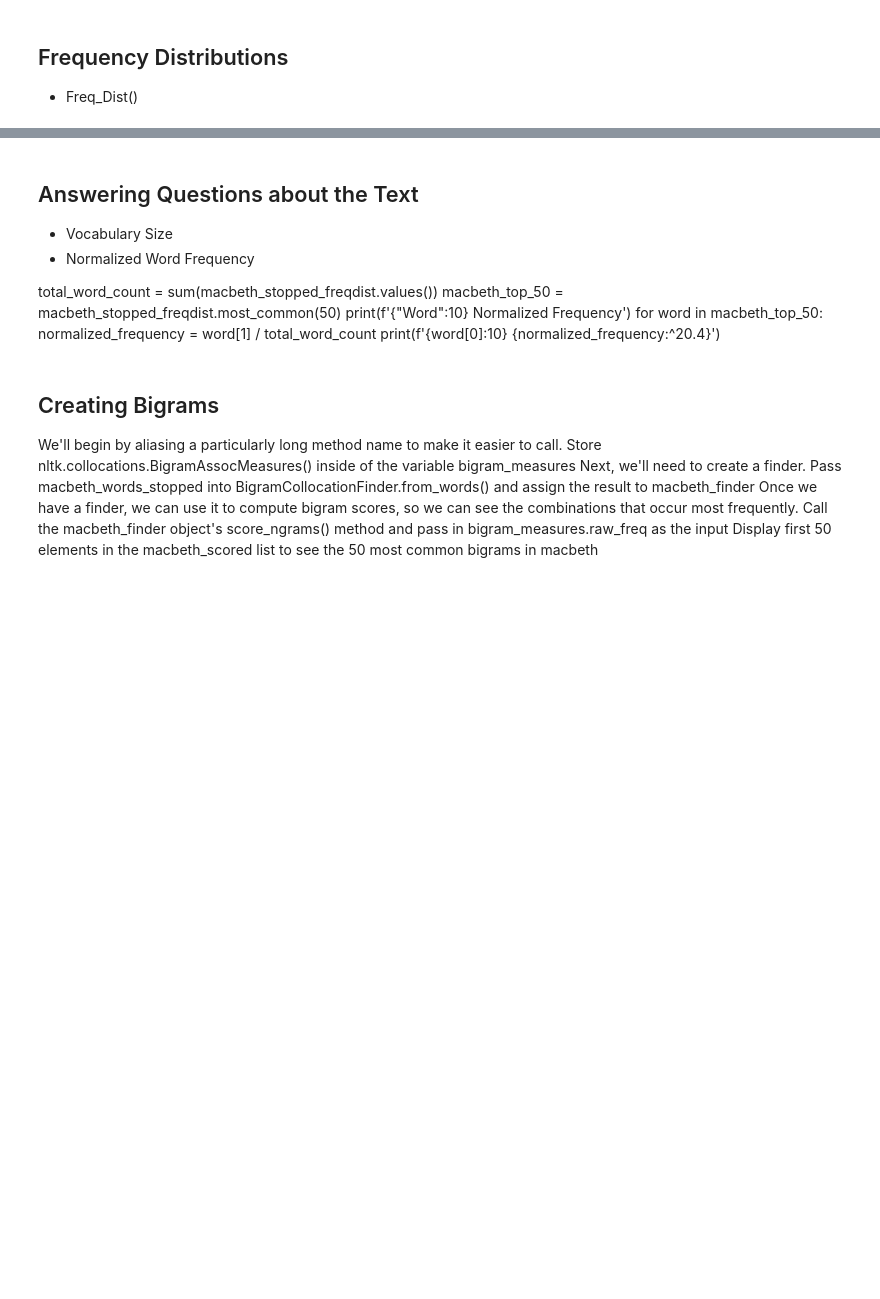
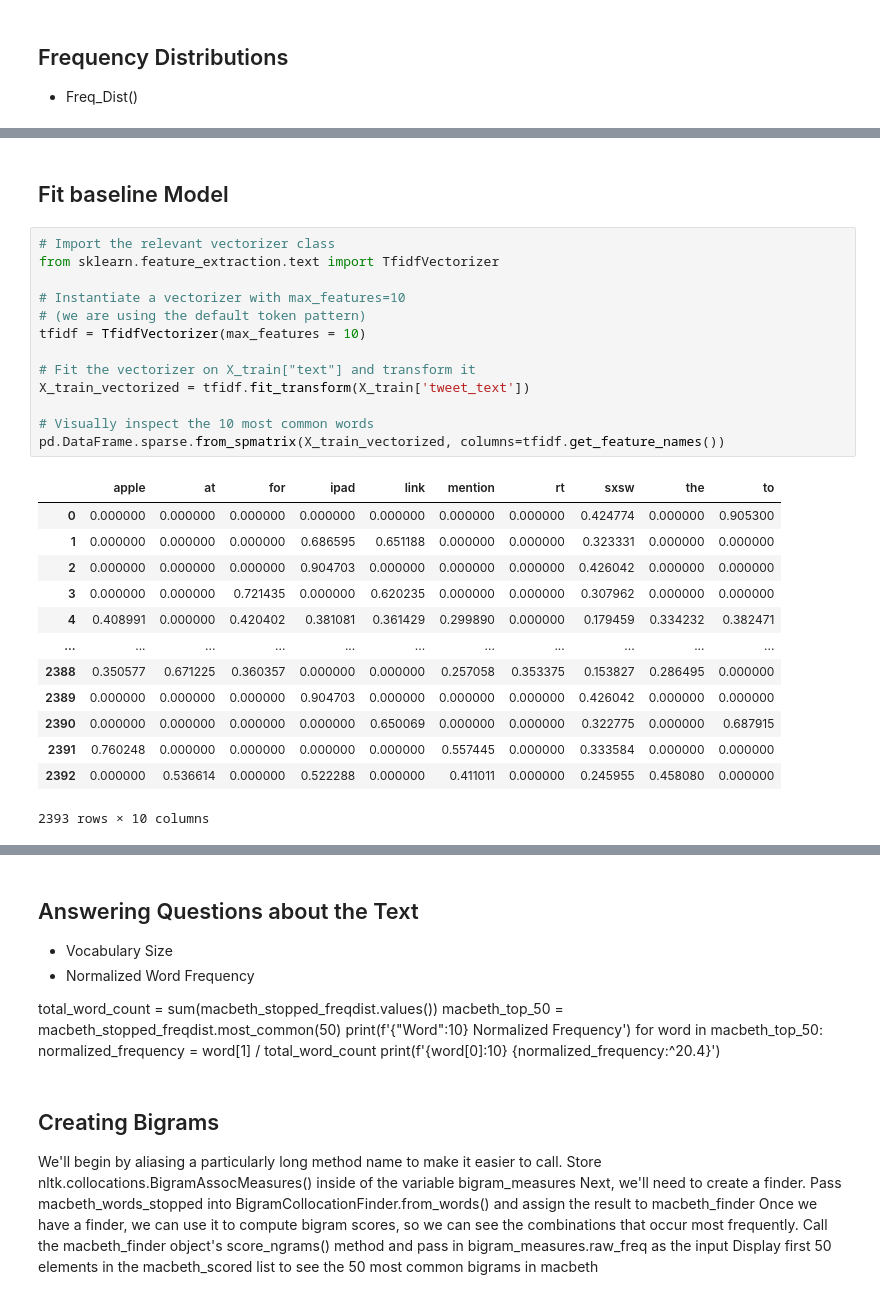
Before and after one commit to mitchellren123/Twitter-NLP-Sentiment, a Jupyter notebook: Twitter-NLP.ipynb, the cells around one changed output, grey strips where cells are left out. Drawn from its saved outputs; the diff is of its cells as text; blank space fills up the shorter version.

```diff
--- a/Twitter-NLP.ipynb
+++ b/Twitter-NLP.ipynb
@@ -162,0 +244,29 @@ macbeth_stopped_freqdist.most_common(50)
+# %% [markdown]
+## Fit baseline Model
+# %%
+# Import the relevant vectorizer class
+from sklearn.feature_extraction.text import TfidfVectorizer
+
+# Instantiate a vectorizer with max_features=10
+# (we are using the default token pattern)
+tfidf = TfidfVectorizer(max_features = 10)
+
+# Fit the vectorizer on X_train["text"] and transform it
+X_train_vectorized = tfidf.fit_transform(X_train['tweet_text'])
+
+# Visually inspect the 10 most common words
+pd.DataFrame.sparse.from_spmatrix(X_train_vectorized, columns=tfidf.get_feature_names())
+# %% [output]
+|  | apple | at | for | ipad | link | mention | rt | sxsw | the | to |
+| 0 | 0.000000 | 0.000000 | 0.000000 | 0.000000 | 0.000000 | 0.000000 | 0.000000 | 0.424774 | 0.000000 | 0.905300 |
+| 1 | 0.000000 | 0.000000 | 0.000000 | 0.686595 | 0.651188 | 0.000000 | 0.000000 | 0.323331 | 0.000000 | 0.000000 |
+| 2 | 0.000000 | 0.000000 | 0.000000 | 0.904703 | 0.000000 | 0.000000 | 0.000000 | 0.426042 | 0.000000 | 0.000000 |
+| 3 | 0.000000 | 0.000000 | 0.721435 | 0.000000 | 0.620235 | 0.000000 | 0.000000 | 0.307962 | 0.000000 | 0.000000 |
+| 4 | 0.408991 | 0.000000 | 0.420402 | 0.381081 | 0.361429 | 0.299890 | 0.000000 | 0.179459 | 0.334232 | 0.382471 |
+| ... | ... | ... | ... | ... | ... | ... | ... | ... | ... | ... |
+| 2388 | 0.350577 | 0.671225 | 0.360357 | 0.000000 | 0.000000 | 0.257058 | 0.353375 | 0.153827 | 0.286495 | 0.000000 |
+| 2389 | 0.000000 | 0.000000 | 0.000000 | 0.904703 | 0.000000 | 0.000000 | 0.000000 | 0.426042 | 0.000000 | 0.000000 |
+| 2390 | 0.000000 | 0.000000 | 0.000000 | 0.000000 | 0.650069 | 0.000000 | 0.000000 | 0.322775 | 0.000000 | 0.687915 |
+| 2391 | 0.760248 | 0.000000 | 0.000000 | 0.000000 | 0.000000 | 0.557445 | 0.000000 | 0.333584 | 0.000000 | 0.000000 |
+| 2392 | 0.000000 | 0.536614 | 0.000000 | 0.522288 | 0.000000 | 0.411011 | 0.000000 | 0.245955 | 0.458080 | 0.000000 |
+2393 rows × 10 columns
```
Also changed, not shown: parts of 21 cells of this notebook.
